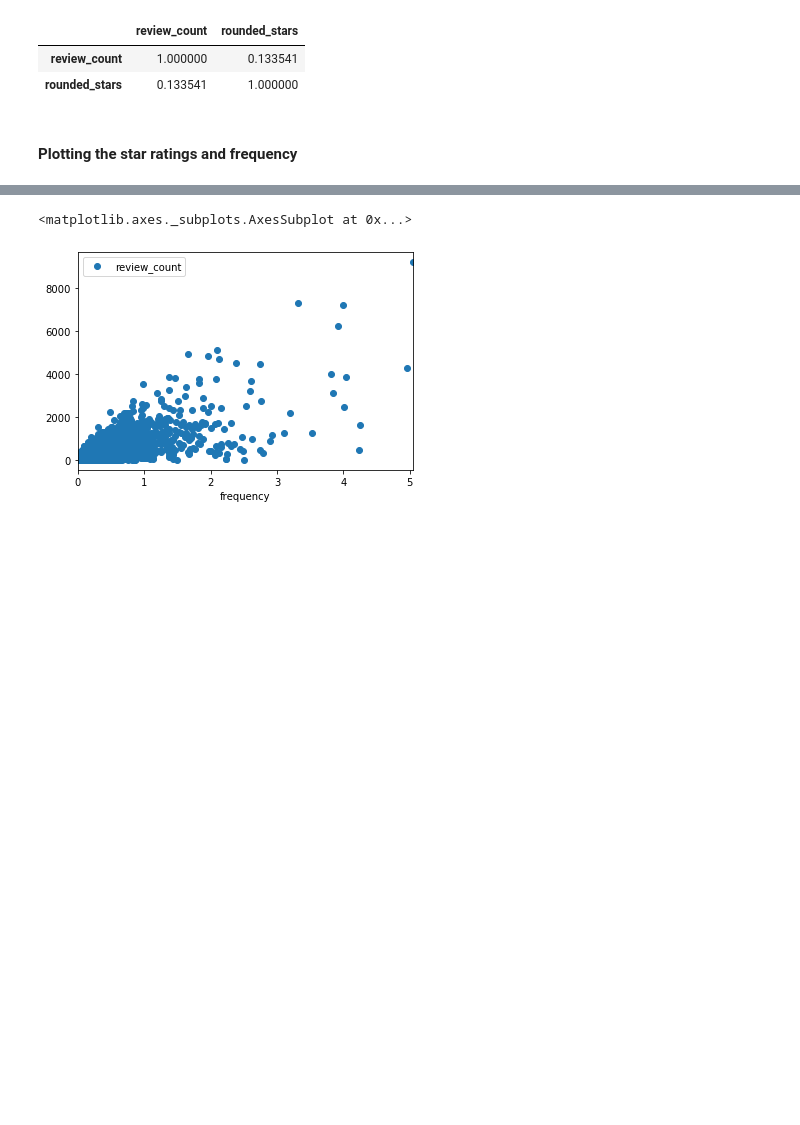
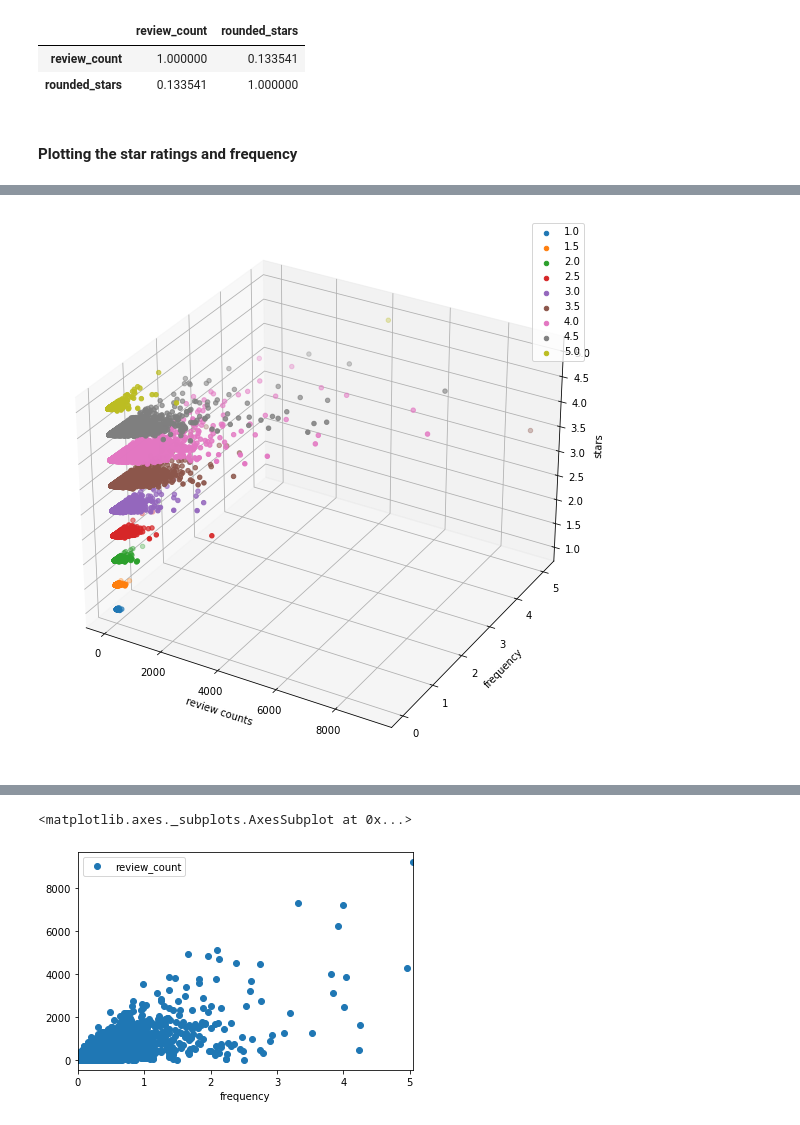
Before and after one commit to OktarianTB/predicting-business-popularity, a Jupyter notebook: popularity_metric_analysis.ipynb, the cells around one changed output, grey strips where cells are left out. Cells and saved outputs as stored; diff of their text form; code cells hidden in the pictures; blank space fills up the shorter version.

```diff
--- a/popularity_metric_analysis.ipynb
+++ b/popularity_metric_analysis.ipynb
@@ -178,0 +197,22 @@ restaurants_df.plot(x='review_count', y='stars', style='o')
+# %%
+rev = restaurants_df["review_count"].values
+freq = restaurants_df["frequency"].values
+star = restaurants_df["stars"].values
+# cdict = {1: 'red', 2: 'blue', 3: 'green'}
+
+fig = plt.figure(figsize=(10, 10))
+ax = plt.axes(projection='3d')
+
+# ax.scatter3D(rev, freq, star)
+
+for g in np.unique(star):
+    ix = np.where(star == g)
+    ax.scatter3D(rev[ix], freq[ix], star[ix], label = g)
+ax.legend()
+ax.set_xlabel('review counts')
+ax.set_ylabel('frequency')
+ax.set_zlabel('stars')
+plt.show()
+fig.savefig("scatter3D.png", transparent=False)
+# %% [output]
+[figure, added]
```
Also changed, not shown: parts of 9 cells of this notebook, 2 other files.
